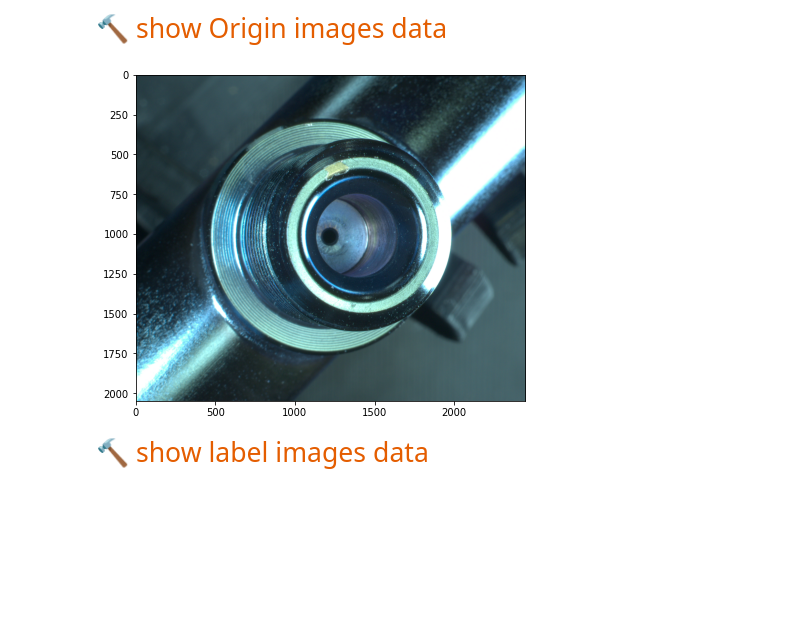
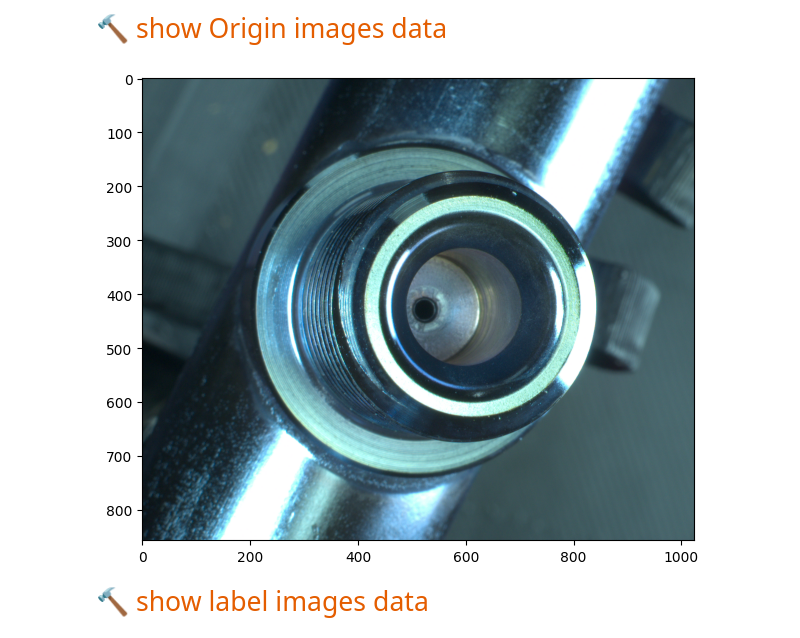
Before and after one commit to xuchengithub/mmsegmentation, a Jupyter notebook: xuchen_folder/1_2_powertain_segmetation_train_working_pspnet.ipynb, the cells around one changed output. Drawn from its saved outputs; the diff is of its cells as text; code cells hidden in the pictures; blank space fills up the shorter version.

```diff
--- a/xuchen_folder/1_2_powertain_segmetation_train_working_pspnet.ipynb
+++ b/xuchen_folder/1_2_powertain_segmetation_train_working_pspnet.ipynb
@@ -196,26 +190,26 @@ if if_create_trian_data:
 # %%
 # Let's take a look at the dataset
 import mmcv
 import mmengine
 import matplotlib.pyplot as plt
 import os
 import random
-img_dir = "Origin_images"
+img_dir = "resize_images"
 image_folder = data_folder_name + "/" + img_dir + "/"
 
 # Get a list of all files in the image folder
 all_images = os.listdir(image_folder)
 
 # Select a random image file
 random_image_file = random.choice(all_images)
 
 # Read the image
 img = mmcv.imread(image_folder + random_image_file)
 plt.figure(figsize=(8, 6))
 plt.imshow(mmcv.bgr2rgb(img))
 plt.show()
 # %% [output]
-[figure, old version]
+[figure, new version]
 # %% [markdown]
 <span style="color: #E45D00; font-family: Segoe UI; font-size: 1.9em; font-weight: 300;">🔨 show label images data</span>
 # %%
```
Also changed, not shown: parts of 12 cells of this notebook, 9 other files.
